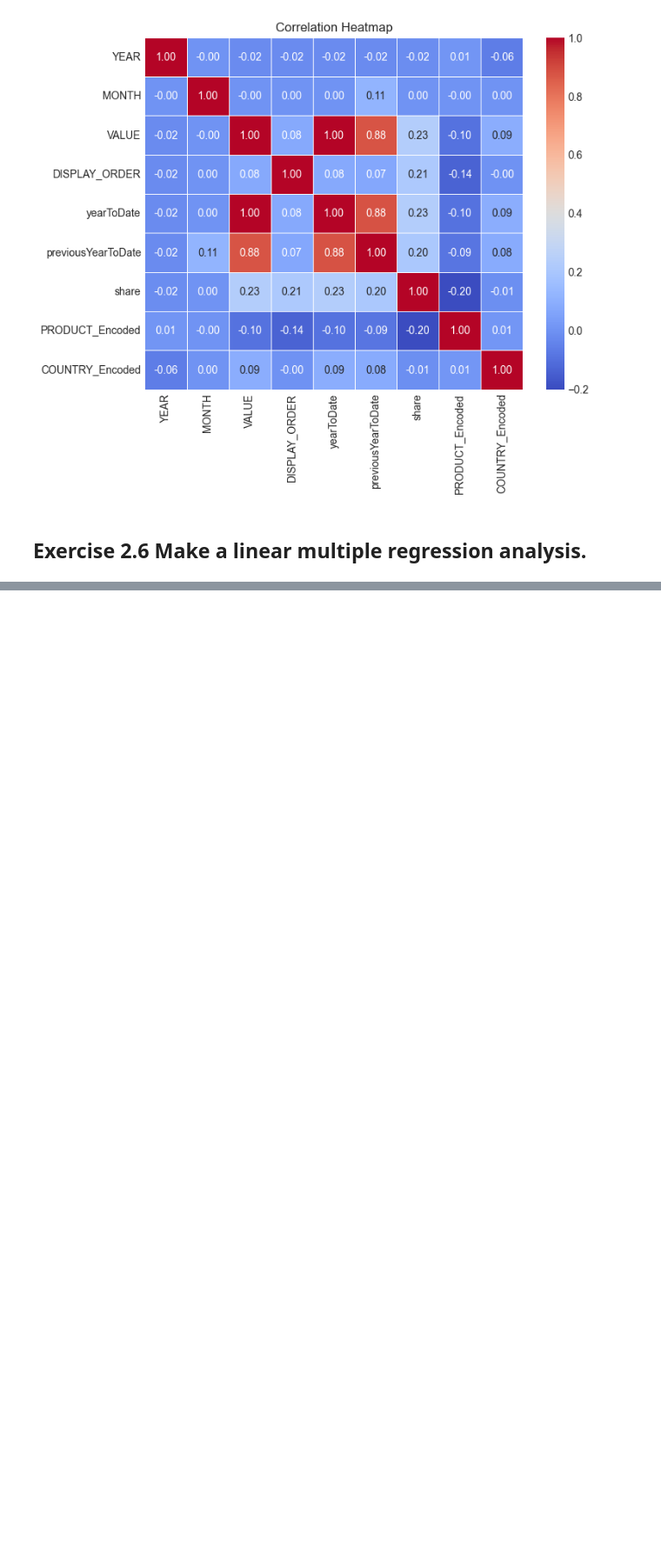
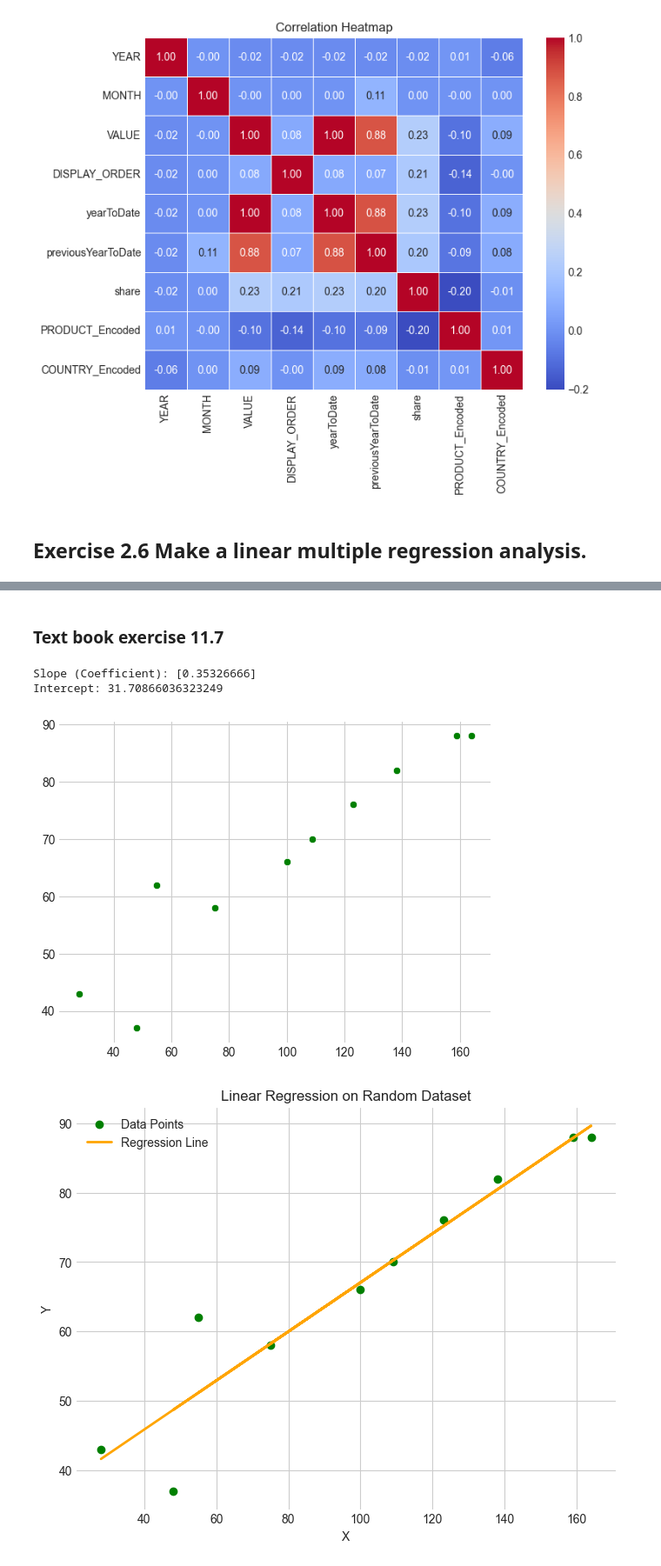
Before and after one commit to JotaN98/MScDataScience_AI, a Jupyter notebook: Statistics/Lab_stats_pt2.ipynb, the cells around one changed output, grey strips where cells are left out. Shown at 87% size. Cells and saved outputs as stored; diff of their text form; code cells hidden in the pictures; blank space fills up the shorter version.

```diff
--- a/Statistics/Lab_stats_pt2.ipynb
+++ b/Statistics/Lab_stats_pt2.ipynb
@@ -306 +308,37 @@ Notes:
 strong multicollinearity or other numerical problems.
+# %% [markdown]
+### Text book exercise 11.7
+# %%
+from sklearn.linear_model import LinearRegression
+
+y = [76, 62, 66, 58, 88, 70, 37, 82, 88, 43]
+x = [123, 55, 100, 75, 159, 109, 48, 138, 164, 28]
+
+sns.scatterplot(x=x, y=y, color='green')
+
+# Convert to numpy arrays and reshape x to 2D
+x = np.array(x).reshape(-1, 1)
+y = np.array(y)
+
+model_ex = LinearRegression()
+model_ex.fit(x, y)
+
+Y_pred = model_ex.predict(x)
+
+print("Slope (Coefficient):", model_ex.coef_)
+print("Intercept:", model_ex.intercept_)
+
+plt.figure(figsize=(8,6))
+plt.scatter(x, y, color='green', label='Data Points')
+plt.plot(x, Y_pred, color='orange', linewidth=2, label='Regression Line')
+plt.title('Linear Regression on Random Dataset')
+plt.xlabel('X')
+plt.ylabel('Y')
+plt.legend()
+plt.grid(True)
+plt.show()
+# %% [output]
+Slope (Coefficient): [0.35326666]
+Intercept: 31.70866036323249
+[figure, added]
+[figure, added]
```
Also changed, not shown: parts of 2 cells of this notebook.
